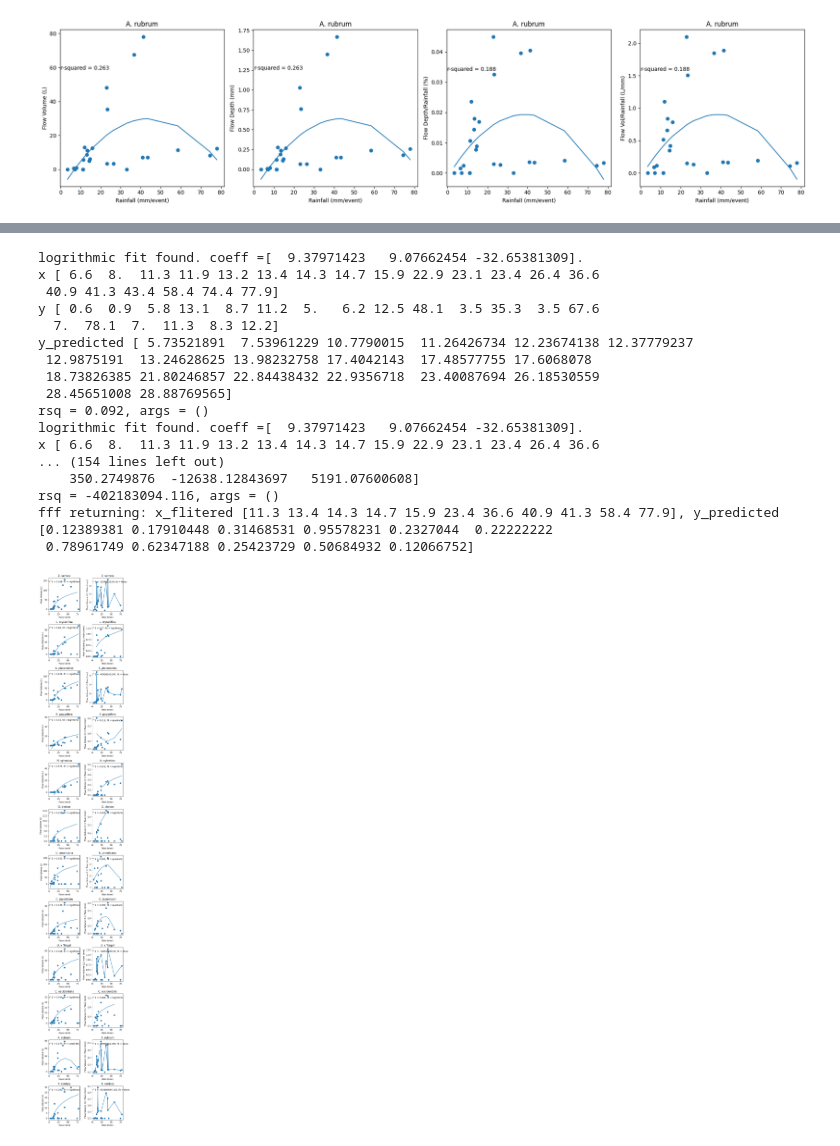
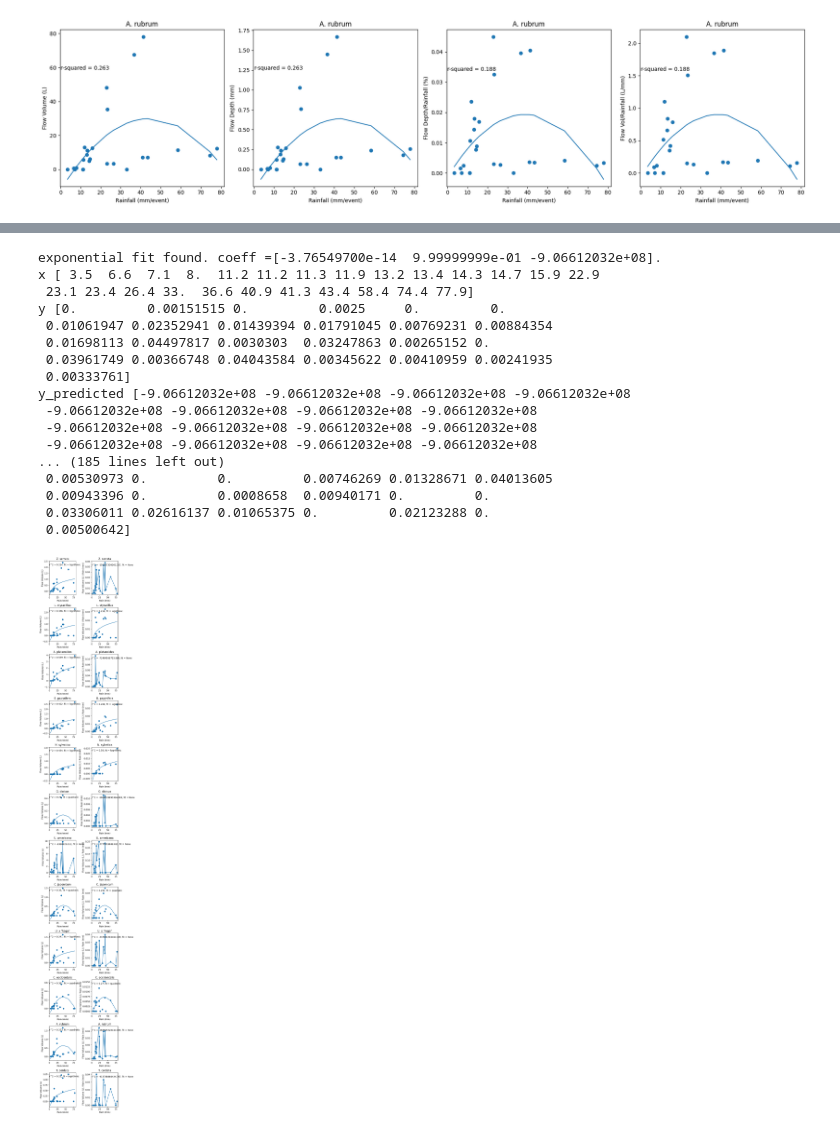
Before and after one commit to wischmcj/canopyHydrodynamics, a Jupyter notebook: validation_dev_work/validation_data.ipynb, the cells around one changed output, grey strips where cells are left out. Cells and saved outputs as stored; diff of their text form; code cells hidden in the pictures.

Commit message:
starting flow by area comps

```diff
--- a/validation_dev_work/validation_data.ipynb
+++ b/validation_dev_work/validation_data.ipynb
@@ -253,7 +261,7 @@ def try_fit_func(fit_func:Callable, x:arr, y:arr, *args):
     func_name = fit_func.__name__
     coeff = []
     try:
-        coeff, pcov = curve_fit(fit_func, x, y, p0 = (1,1,2))#, *args)
+        coeff, pcov = curve_fit(fit_func, x, y)#, p0 = (1,1,2))#, *args)
     except RuntimeError :
         print(f'No {func_name} fit found. {len(coeff)}')
 
@@ -274,12 +282,12 @@ def find_fit_func(fit_func,x:arr,y:arr):
     alt_fit_funcs = [logrithmic, quadratic, gaussian, cubic]
     # x_flitered = x[~np.isnan(x)]
     # y_filtered = y[~np.isnan(x)]
-    x_flitered = x[x>0]
-    y_filtered = y[x>0]
-    x_flitered = x[y_filtered>.1]
-    y_filtered = y[y_filtered>.1]
-    # x_flitered = x
-    # y_filtered = y
+    # x_flitered = x[x>0]
+    # y_filtered = y[x>0]
+    # x_flitered = x[y_filtered>.1]
+    # y_filtered = y[y_filtered>.1]
+    x_flitered = x
+    y_filtered = y
 
     y_predicted, rsq, fit_func_name, coeff = try_fit_func(fit_func, x_flitered, y_filtered)
 
@@ -350,7 +358,7 @@ def cross_plot(rows, cols, common_x, adj_denom = None, fit_func = quadratic):
 
 
 x=('Rain (mm)',rain_sorted_vol['Rain'])
-tree_keyed_data_sets = [("Flow Volume (L)",rain_sorted_vol),]
+tree_keyed_data_sets = [("Flow Volume (L)",rain_sorted_depth),]
                         # ("Flow Depth (mm)",rain_sorted_depth),]
 labels = []
 adjustment_denominator = x
@@ -362,7 +370,7 @@ keys = dataframes['Mapping'].index
 # print(tree_keyed_data_sets[1][1]['T. cordata'])
 # print(tree_keyed_data_sets[1][1]['T. cordata'][len(tree_keyed_data_sets[1][1]['T. cordata'])])
 fit_result = cross_plot(rows= keys,cols=tree_keyed_data_sets,
-                        common_x =x, adj_denom = adjustment_denominator, fit_func = logrithmic )
+                        common_x =x, adj_denom = adjustment_denominator, fit_func = exponential )
 
 # print(fit_result)
 # plt.savefig('C:/Users/wisch/Documents/GitProjects/CanopyHydrodynamics/data/output/validation/munge_test_sort_nan_gr_3_mm_no_r_filter.png')
@@ -388,21 +396,21 @@ Processing A. rubrum, Flow Volume (L)
-logrithmic fit found. coeff =[  9.37971423   9.07662454 -32.65381309].
-x [ 6.6  8.  11.3 11.9 13.2 13.4 14.3 14.7 15.9 22.9 23.1 23.4 26.4 36.6
- 40.9 41.3 43.4 58.4 74.4 77.9]
-y [ 0.6  0.9  5.8 13.1  8.7 11.2  5.   6.2 12.5 48.1  3.5 35.3  3.5 67.6
-  7.  78.1  7.  11.3  8.3 12.2]
-y_predicted [ 5.73521891  7.53961229 10.7790015  11.26426734 12.23674138 12.37779237
- 12.9875191  13.24628625 13.98232758 17.4042143  17.48577755 17.6068078
- 18.73826385 21.80246857 22.84438432 22.9356718  23.40087694 26.18530559
- 28.45651008 28.88769565]
-rsq = 0.092, args = ()
-logrithmic fit found. coeff =[  9.37971423   9.07662454 -32.65381309].
-x [ 6.6  8.  11.3 11.9 13.2 13.4 14.3 14.7 15.9 22.9 23.1 23.4 26.4 36.6
-... (154 lines left out)
-    350.2749876  -12638.12843697   5191.07600608]
-rsq = -402183094.116, args = ()
-fff returning: x_flitered [11.3 13.4 14.3 14.7 15.9 23.4 36.6 40.9 41.3 58.4 77.9], y_predicted [0.12389381 0.17910448 0.31468531 0.95578231 0.2327044  0.22222222
- 0.78961749 0.62347188 0.25423729 0.50684932 0.12066752]
+exponential fit found. coeff =[-3.76549700e-14  9.99999999e-01 -9.06612032e+08].
+x [ 3.5  6.6  7.1  8.  11.2 11.2 11.3 11.9 13.2 13.4 14.3 14.7 15.9 22.9
+ 23.1 23.4 26.4 33.  36.6 40.9 41.3 43.4 58.4 74.4 77.9]
+y [0.         0.00151515 0.         0.0025     0.         0.
+ 0.01061947 0.02352941 0.01439394 0.01791045 0.00769231 0.00884354
+ 0.01698113 0.04497817 0.0030303  0.03247863 0.00265152 0.
+ 0.03961749 0.00366748 0.04043584 0.00345622 0.00410959 0.00241935
+ 0.00333761]
+y_predicted [-9.06612032e+08 -9.06612032e+08 -9.06612032e+08 -9.06612032e+08
+ -9.06612032e+08 -9.06612032e+08 -9.06612032e+08 -9.06612032e+08
+ -9.06612032e+08 -9.06612032e+08 -9.06612032e+08 -9.06612032e+08
+ -9.06612032e+08 -9.06612032e+08 -9.06612032e+08 -9.06612032e+08
+... (185 lines left out)
+ 0.00530973 0.         0.         0.00746269 0.01328671 0.04013605
+ 0.00943396 0.         0.0008658  0.00940171 0.         0.
+ 0.03306011 0.02616137 0.01065375 0.         0.02123288 0.
+ 0.00500642]
-[figure, old version]
+[figure, new version]
 # %%
 # Stemflow Yeild = Total_rainfall_intercepted_by_canopy/stem flow volume
 # Total_rainfall_intercepted_by_canopy can be
```
Also changed, not shown: parts of 7 cells of this notebook.
